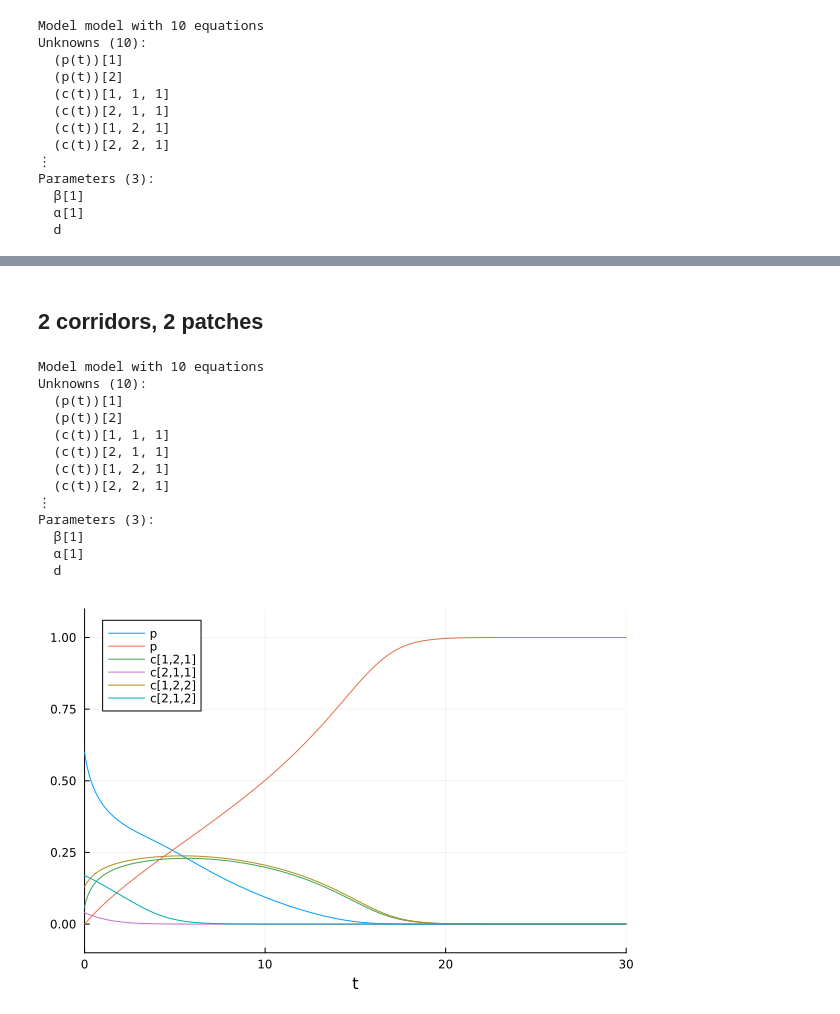
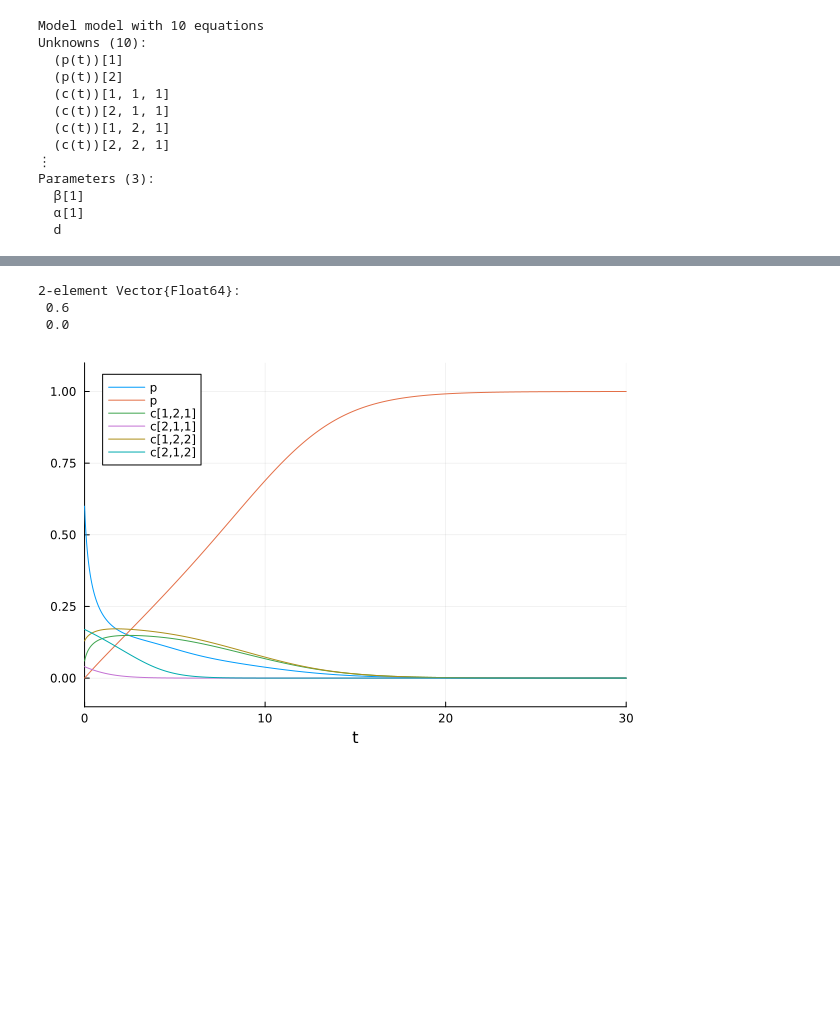
Before and after one commit to acossairt/traffic_air_quality_modeling, a Jupyter notebook: experiments_and_tutorials/2DvectorizedTraffic.ipynb, the cells around one changed output, grey strips where cells are left out. Cells and saved outputs as stored; diff of their text form; code cells hidden in the pictures; blank space fills up the shorter version.

```diff
--- a/experiments_and_tutorials/2DvectorizedTraffic.ipynb
+++ b/experiments_and_tutorials/2DvectorizedTraffic.ipynb
@@ -257,82 +214,36 @@ display(new_pm)
-# %% [markdown]
-## 2 corridors, 2 patches
-# %%
-using ModelingToolkit, DifferentialEquations, Plots, LinearAlgebra
-using ModelingToolkit: t_nounits as t, D_nounits as D
-
-#An attempt to use vecorized representation for the standard Lotka-Volterra model.
-
-#First build the symbolic model
-
-#Set the number of patches
-Np=2
-#Set the number of corridors
-Nc=2
-
-#patches
-@variables p(t)[1:Np]
-#corridors
-@variables c(t)[1:Np,1:Np,1:Nc] # notice that we must specify the number of corridors (layers) in the *last* index
-
-@parameters α[1:Nc]
-@parameters β[1:Nc]
-@parameters d[1:Np, 1:Np]
-
-#define the corridor flux matrices
-
-EnFlx(p,c,d,α,β) = exp.(-α .* β .* c) .* p .* d
-ExFlx(c,β) = exp.(-β.*c).*c
-
-#define equations
-
-eqs = [
-    D.(p) ~ [sum(ExFlx(c,β[1])[:,i,:]) for i in 1:Np] .- [sum(EnFlx(p,c,d,α[1],β[1])[i,:,:]) for i in 1:Np],
-    D.(c) ~ collect(-ExFlx(c,β[1]) + EnFlx(p,c,d,α[1],β[1])),
-]
-#=
-  Notice we only used "collect()" in the equation for D.(c).
-  For D.(p), we summed over the columns of the EnFlx matrix and over the columns of the ExFlx matrix,
-  then took their difference. If you don't do this (summing), you will get an error because you will be
-  attempting to save an object of shape (2,2,1) into an object of shape (2,).
-=#
-
-#build model symbolically
-@mtkbuild model = ODESystem(eqs, t)
-# %% [output]
-Model model with 10 equations
-Unknowns (10):
-  (p(t))[1]
-  (p(t))[2]
-  (c(t))[1, 1, 1]
-  (c(t))[2, 1, 1]
-  (c(t))[1, 2, 1]
-  (c(t))[2, 2, 1]
-⋮
-Parameters (3):
-  β[1]
-  α[1]
-  d
 # %%
-my_α = [1; 1]
-my_β = [10; 1]
-my_d = [0 1; 0 0]
+# build numerical problem to solve
+
+# Set parameters
+my_α = [1]     # Tolerance for congestion (assume same for patch 1 and patch 2)
+my_β = [10]    # Inverse road capacity (for now, assume same for all corridors)
+my_d = [1; 0]  # Fraction of population desiring to leave patch i
+
+# Set initial conditions (should sum to 1)
+# PatchMatrix: initial population of each patch
+pm = [0.6; 0.0]
+display(pm)
+# CorridorMatrix: initial population of each corridor
 cm = zeros(2,2,2)
 cm[1,2,1] = 0.06
 cm[2,1,1] = 0.04
 cm[1,2,2] = 0.13
 cm[2,1,2] = 0.17
-pm = [0.6; 0.0]
 
+# Create problem
 prob = ODEProblem(model, [p=>pm,c=>cm], (0.0, 30), [α => my_α, β=>my_β, d=>my_d])
 
 #numerically solve the problem and plot it
 
 sol = solve(prob,Tsit5())
 plot(sol, idxs = (p[1]), ylim=(-0.1,1.1))
 plot!(sol, idxs = (p[2]), xlim=(0,30))
 plot!(sol, idxs = (c[1,2,1]), label="c[1,2,1]")
 plot!(sol, idxs = (c[2,1,1]), label="c[2,1,1]")
 plot!(sol, idxs = (c[1,2,2]), label="c[1,2,2]")
 plot!(sol, idxs = (c[2,1,2]), label="c[2,1,2]")
 # %% [output]
+2-element Vector{Float64}:
+ 0.6
+ 0.0
-[figure, old version]
+[figure, new version]
```
Also changed, not shown: parts of 10 cells of this notebook.
